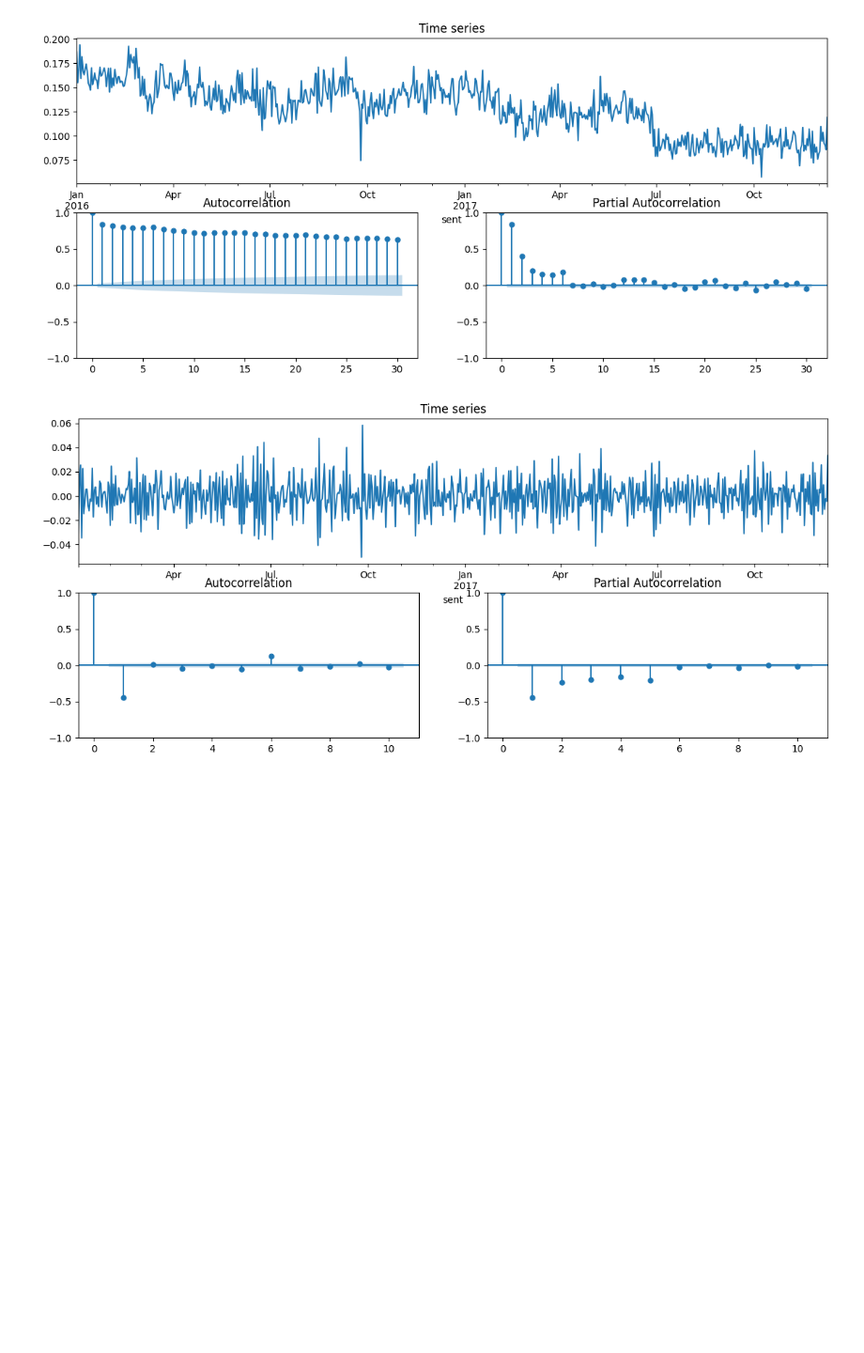
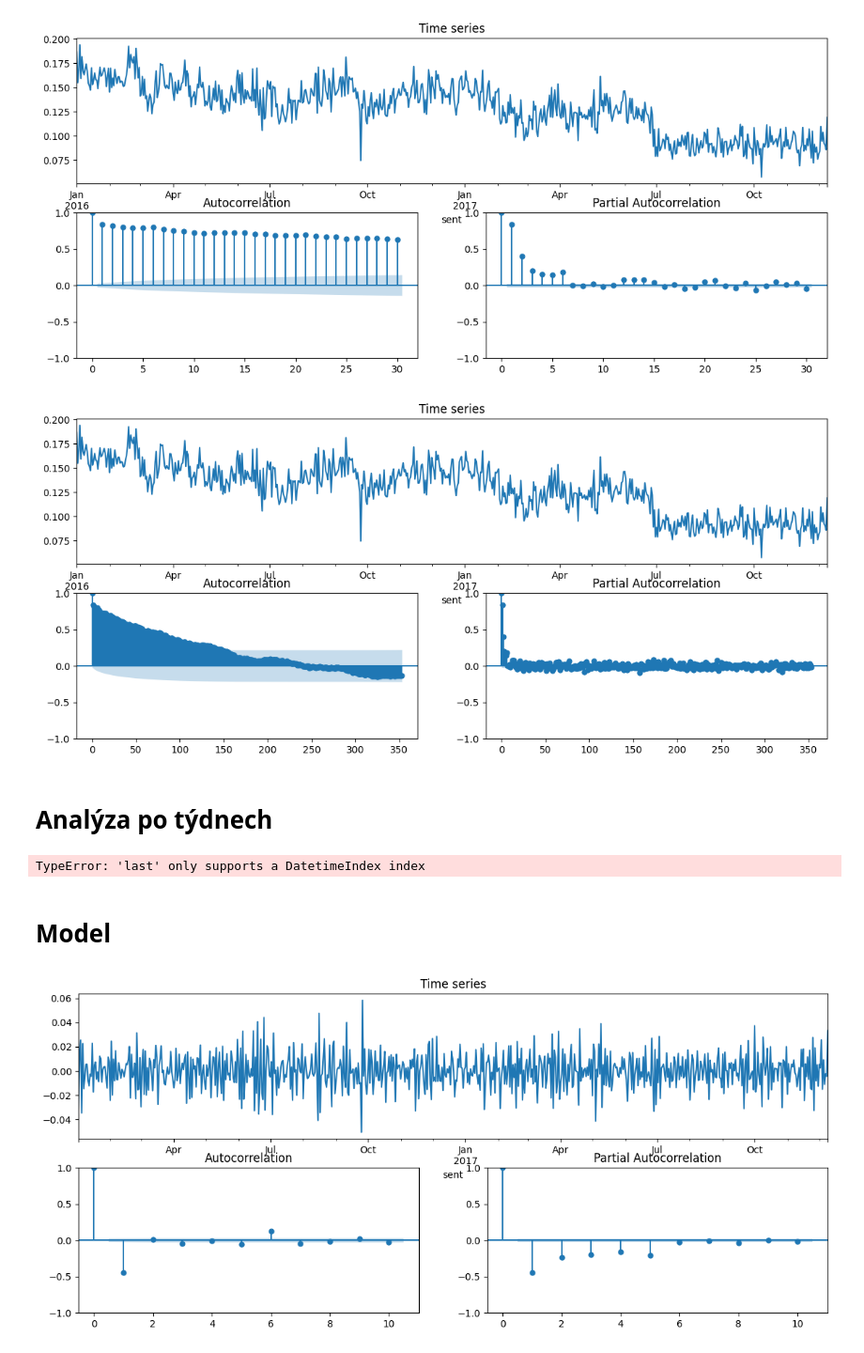
Before and after one commit to TomiukQT/diploma-thesis, a Jupyter notebook: src/main.ipynb, the cells around one changed output. Shown at 94% size. Drawn from its saved outputs; the diff is of its cells as text; code cells hidden in the pictures; blank space fills up the shorter version.

Commit message:
feat: Add some comments, add week analysis

```diff
--- a/src/main.ipynb
+++ b/src/main.ipynb
@@ -109,3 +128,9 @@ tsplot(df, lags=30)
 | 2017-12-08 | 0.085668 |
 | 2017-12-09 | 0.118941 |
 [figure]
+# %%
+tsplot(df, lags=353)
+# %% [output]
+[figure, added]
+# %% [markdown]
+# Analýza po týdnech
@@ -112,3 +143,16 @@ tsplot(df, lags=30)
+# %%
+df = pd.read_csv('slack_data_pol.csv', sep=',', index_col=0, parse_dates=True, infer_datetime_format=True)
+df = df.reset_index()
+df['sent'] = df['sent'].apply(lambda x: datetime.strptime(str(x)[:10],'%Y-%m-%d').strftime("%Y-%W"))
+df['CompoundPol'] = df['CompoundPol'].astype(float)
+df = df.groupby(['sent']).mean()
+
+df.to_csv("week_analysis.csv")
+df = pd.read_csv('week_analysis.csv', sep=',', index_col=0, parse_dates=True, infer_datetime_format=True)
+# %% [output]
+TypeError: 'last' only supports a DatetimeIndex index
+# %% [markdown]
+# Model
 # %%
 df_detrend = df.diff().dropna()
 tsplot(df_detrend, lags=10)
```
Also changed, not shown: parts of 4 cells of this notebook.
